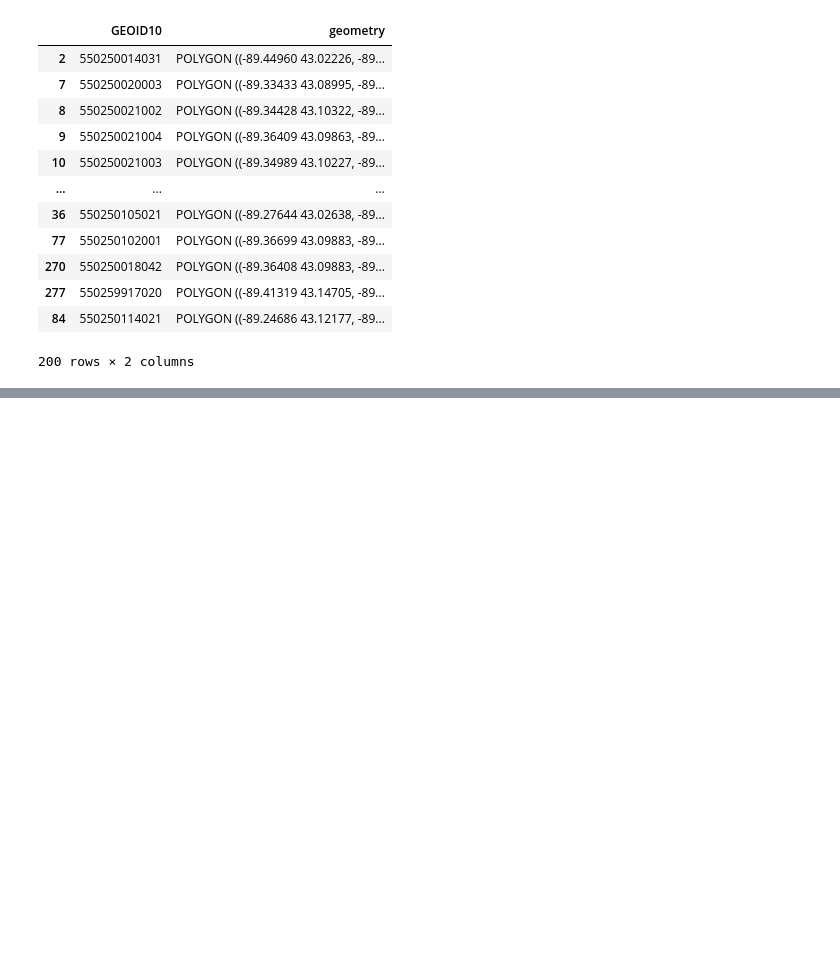
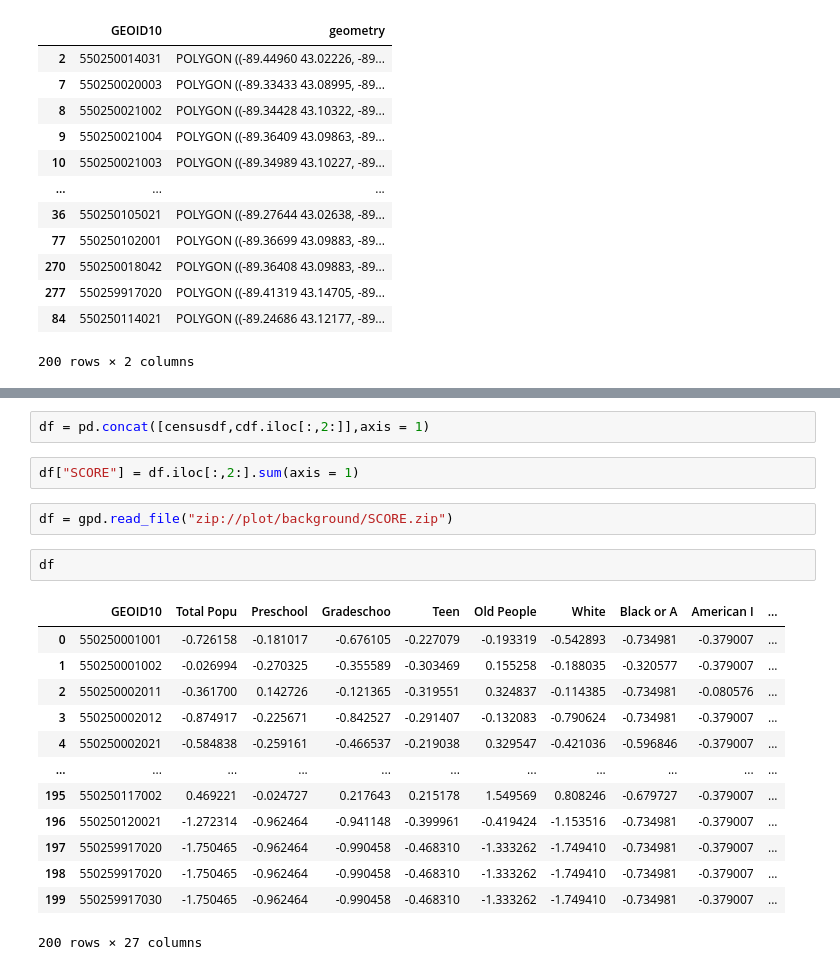
Before and after one commit to Dingyi-Z/Dream-Bus, a Jupyter notebook: Simulator/DataMerge.ipynb, the cells around one changed output, grey strips where cells are left out. Saved outputs shown, nothing was run; the diff lists cells and outputs as text; blank space fills up the shorter version.

```diff
--- a/Simulator/DataMerge.ipynb
+++ b/Simulator/DataMerge.ipynb
@@ -156 +182,23 @@ cdf
+# %%
+df = pd.concat([censusdf,cdf.iloc[:,2:]],axis = 1)
+# %%
+df["SCORE"] = df.iloc[:,2:].sum(axis = 1)
+# %%
+df = gpd.read_file("zip://plot/background/SCORE.zip")
+# %%
+df
+# %% [output]
+|  | GEOID10 | Total Popu | Preschool | Gradeschoo | Teen | Old People | White | Black or A | American I | ... |
+| 0 | 550250001001 | -0.726158 | -0.181017 | -0.676105 | -0.227079 | -0.193319 | -0.542893 | -0.734981 | -0.379007 | ... |
+| 1 | 550250001002 | -0.026994 | -0.270325 | -0.355589 | -0.303469 | 0.155258 | -0.188035 | -0.320577 | -0.379007 | ... |
+| 2 | 550250002011 | -0.361700 | 0.142726 | -0.121365 | -0.319551 | 0.324837 | -0.114385 | -0.734981 | -0.080576 | ... |
+| 3 | 550250002012 | -0.874917 | -0.225671 | -0.842527 | -0.291407 | -0.132083 | -0.790624 | -0.734981 | -0.379007 | ... |
+| 4 | 550250002021 | -0.584838 | -0.259161 | -0.466537 | -0.219038 | 0.329547 | -0.421036 | -0.596846 | -0.379007 | ... |
+| ... | ... | ... | ... | ... | ... | ... | ... | ... | ... | ... |
+| 195 | 550250117002 | 0.469221 | -0.024727 | 0.217643 | 0.215178 | 1.549569 | 0.808246 | -0.679727 | -0.379007 | ... |
+| 196 | 550250120021 | -1.272314 | -0.962464 | -0.941148 | -0.399961 | -0.419424 | -1.153516 | -0.734981 | -0.379007 | ... |
+| 197 | 550259917020 | -1.750465 | -0.962464 | -0.990458 | -0.468310 | -1.333262 | -1.749410 | -0.734981 | -0.379007 | ... |
+| 198 | 550259917020 | -1.750465 | -0.962464 | -0.990458 | -0.468310 | -1.333262 | -1.749410 | -0.734981 | -0.379007 | ... |
+| 199 | 550259917030 | -1.750465 | -0.962464 | -0.990458 | -0.468310 | -1.333262 | -1.749410 | -0.734981 | -0.379007 | ... |
+200 rows × 27 columns
 # %%
```
Also changed, not shown: parts of 18 cells of this notebook, 38 other files.
